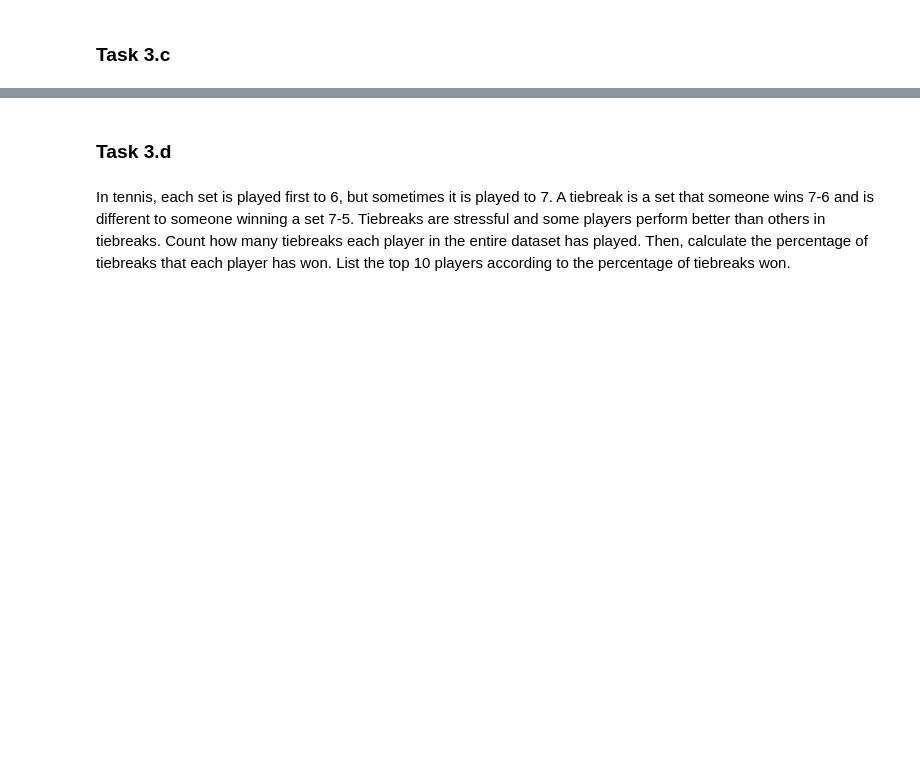
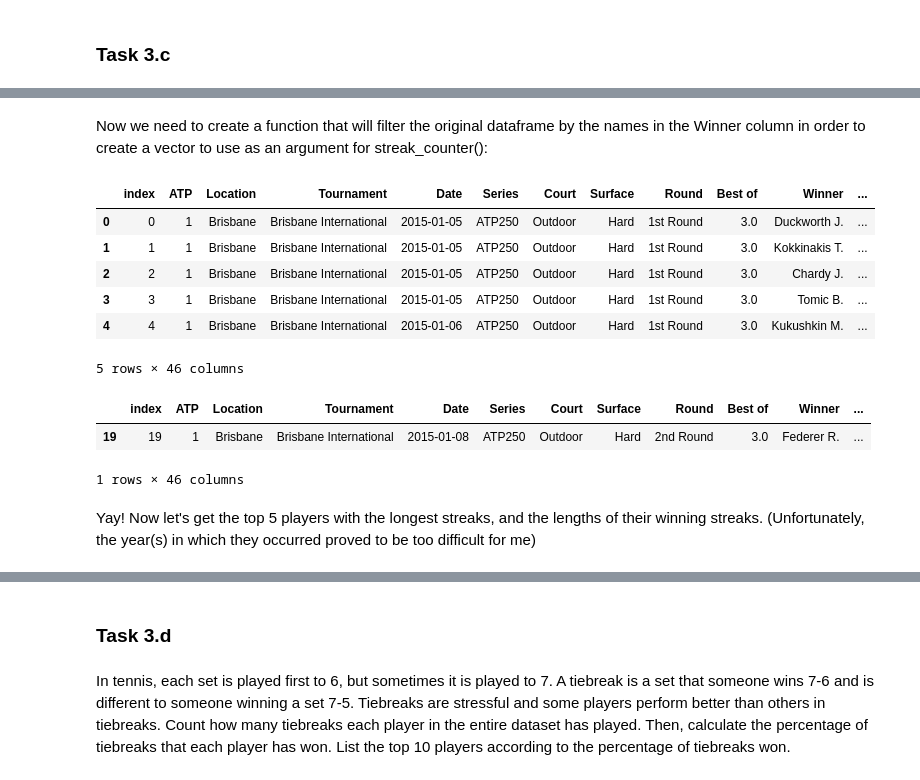
Before and after one commit to Scotty538/ml_one, a Jupyter notebook: Jupyter Project Report Template DRAFT v2.0_297201 - A1.ipynb, the cells around one changed output, grey strips where cells are left out. Drawn from its saved outputs; the diff is of its cells as text; code cells hidden in the pictures; blank space fills up the shorter version.

```diff
--- a/Jupyter Project Report Template DRAFT v2.0_297201 - A1.ipynb
+++ b/Jupyter Project Report Template DRAFT v2.0_297201 - A1.ipynb
@@ -958,0 +1195,2 @@ List the top 5 players who had the longest winning streaks between 2015 – 2024
+# %% [markdown]
+Now we need to create a function that will filter the original dataframe by the names in the Winner column in order to create a vector to use as an argument for streak_counter():
@@ -958,0 +1211,20 @@ List the top 5 players who had the longest winning streaks between 2015 – 2024
+# %%
+# Checking the result
+tennis_total_clean.head(5)
+# %% [output]
+|  | index | ATP | Location | Tournament | Date | Series | Court | Surface | Round | Best of | Winner | ... |
+| 0 | 0 | 1 | Brisbane | Brisbane International | 2015-01-05 | ATP250 | Outdoor | Hard | 1st Round | 3.0 | Duckworth J. | ... |
+| 1 | 1 | 1 | Brisbane | Brisbane International | 2015-01-05 | ATP250 | Outdoor | Hard | 1st Round | 3.0 | Kokkinakis T. | ... |
+| 2 | 2 | 1 | Brisbane | Brisbane International | 2015-01-05 | ATP250 | Outdoor | Hard | 1st Round | 3.0 | Chardy J. | ... |
+| 3 | 3 | 1 | Brisbane | Brisbane International | 2015-01-05 | ATP250 | Outdoor | Hard | 1st Round | 3.0 | Tomic B. | ... |
+| 4 | 4 | 1 | Brisbane | Brisbane International | 2015-01-06 | ATP250 | Outdoor | Hard | 1st Round | 3.0 | Kukushkin M. | ... |
+5 rows × 46 columns
+# %%
+# Double checking with Federer, who should produce a result of 17
+tennis_total_clean[tennis_total_clean['Winner']=='Federer R.'].head(1)
+# %% [output]
+|  | index | ATP | Location | Tournament | Date | Series | Court | Surface | Round | Best of | Winner | ... |
+| 19 | 19 | 1 | Brisbane | Brisbane International | 2015-01-08 | ATP250 | Outdoor | Hard | 2nd Round | 3.0 | Federer R. | ... |
+1 rows × 46 columns
+# %% [markdown]
+Yay! Now let's get the top 5 players with the longest streaks, and the lengths of their winning streaks. (Unfortunately, the year(s) in which they occurred proved to be too difficult for me)
```
Also changed, not shown: parts of 44 cells of this notebook.
